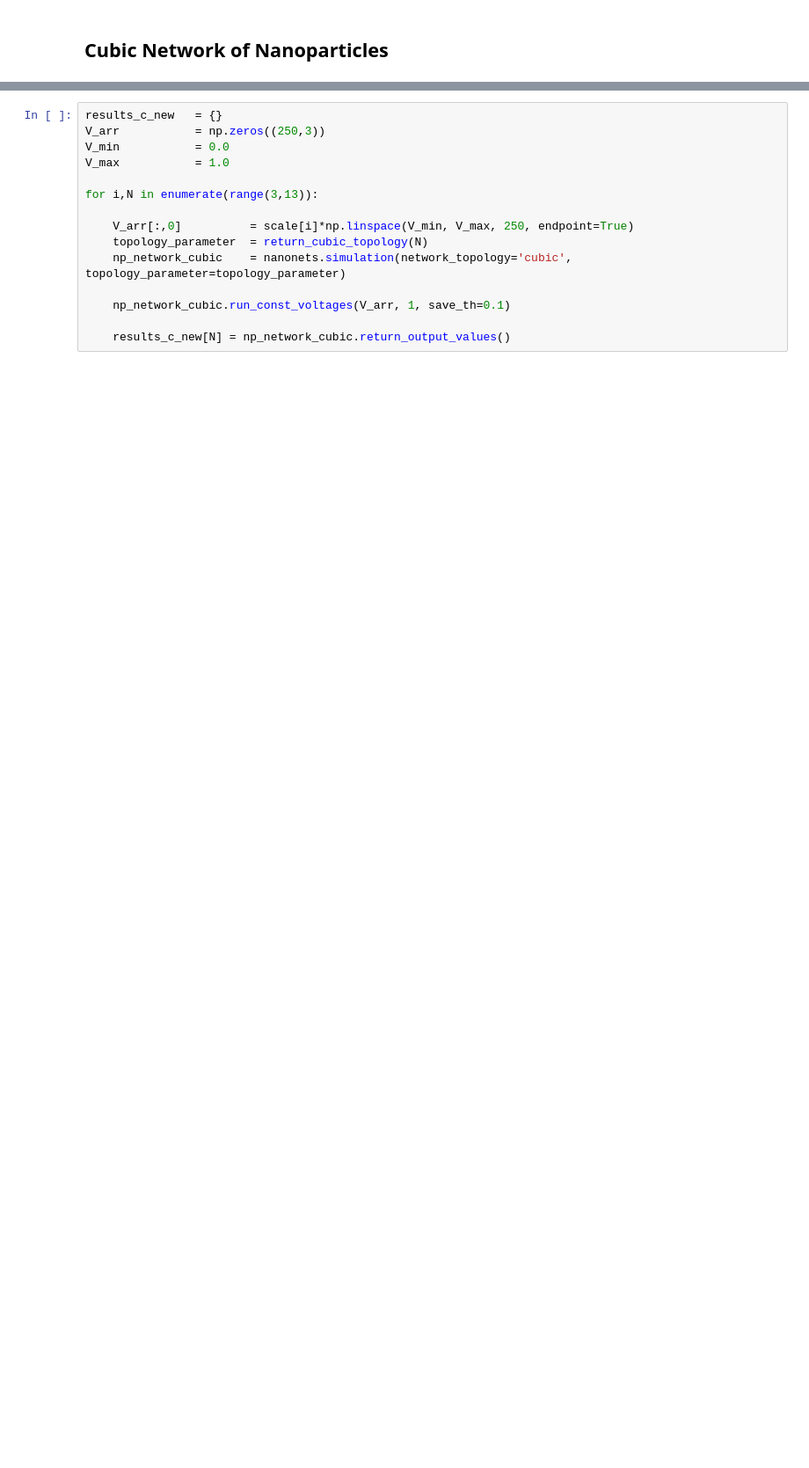
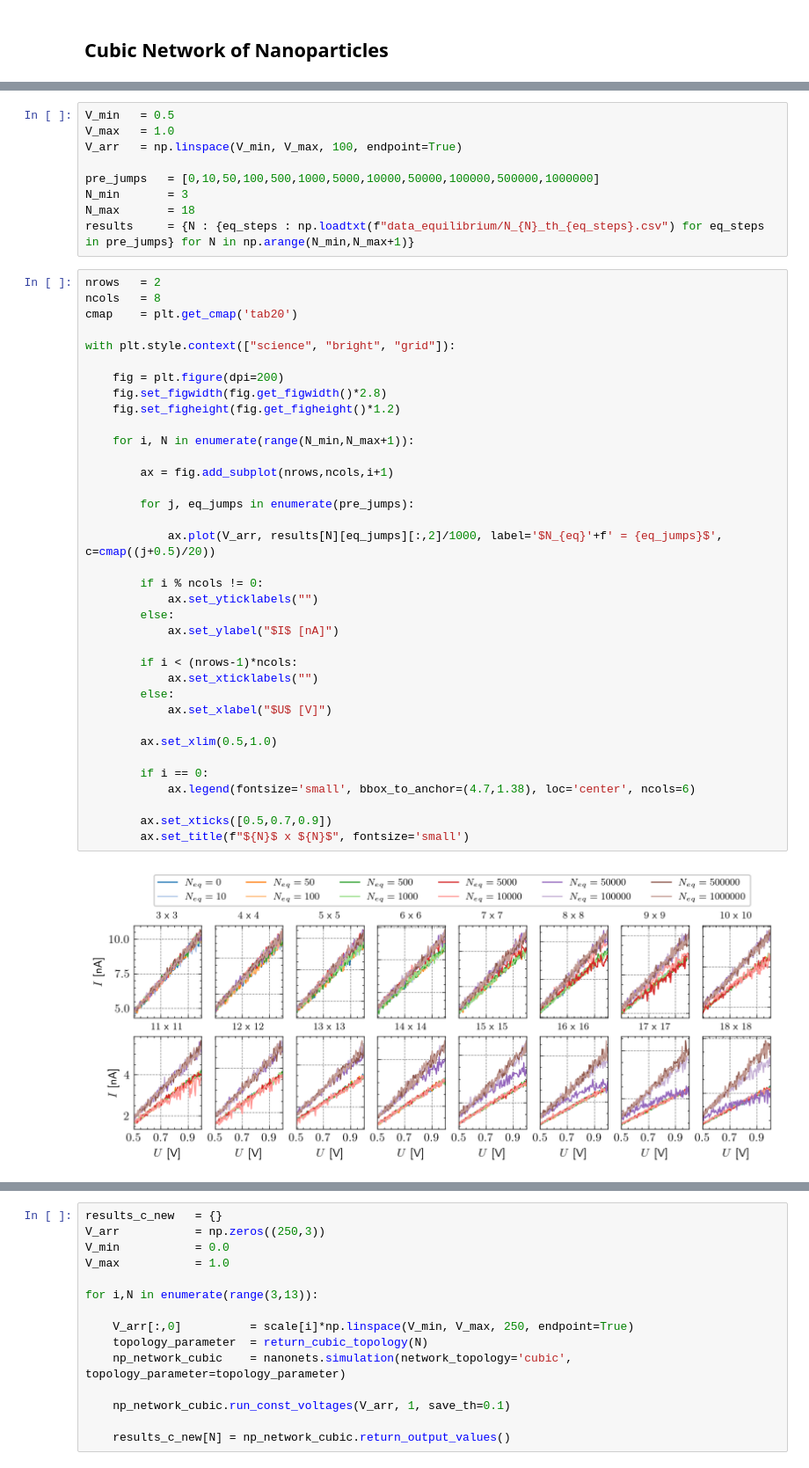
Before and after one commit to JonasMnsing/NanoNets, a Jupyter notebook: scripts/1_funding_period/current_magnitude/current_magnitude.ipynb, the cells around one changed output, grey strips where cells are left out. Shown at 88% size. Cells and saved outputs as stored; diff of their text form; blank space fills up the shorter version.

```diff
--- a/scripts/1_funding_period/current_magnitude/current_magnitude.ipynb
+++ b/scripts/1_funding_period/current_magnitude/current_magnitude.ipynb
@@ -117,0 +166,47 @@ array([0.70231106, 0.78983417, 0.84287154, 0.88672638, 1.        ,
+# %%
+V_min   = 0.5
+V_max   = 1.0
+V_arr   = np.linspace(V_min, V_max, 100, endpoint=True)
+
+pre_jumps   = [0,10,50,100,500,1000,5000,10000,50000,100000,500000,1000000]
+N_min       = 3
+N_max       = 18
+results     = {N : {eq_steps : np.loadtxt(f"data_equilibrium/N_{N}_th_{eq_steps}.csv") for eq_steps in pre_jumps} for N in np.arange(N_min,N_max+1)}
+# %%
+nrows   = 2
+ncols   = 8
+cmap    = plt.get_cmap('tab20')
+
+with plt.style.context(["science", "bright", "grid"]):
+
+    fig = plt.figure(dpi=200)
+    fig.set_figwidth(fig.get_figwidth()*2.8)
+    fig.set_figheight(fig.get_figheight()*1.2)
+
+    for i, N in enumerate(range(N_min,N_max+1)):
+
+        ax = fig.add_subplot(nrows,ncols,i+1)
+
+        for j, eq_jumps in enumerate(pre_jumps):
+
+            ax.plot(V_arr, results[N][eq_jumps][:,2]/1000, label='$N_{eq}'+f' = {eq_jumps}$', c=cmap((j+0.5)/20))
+
+        if i % ncols != 0:
+            ax.set_yticklabels("")
+        else:
+            ax.set_ylabel("$I$ [nA]")
+
+        if i < (nrows-1)*ncols:
+            ax.set_xticklabels("")
+        else:
+            ax.set_xlabel("$U$ [V]")
+
+        ax.set_xlim(0.5,1.0)
+
+        if i == 0:
+            ax.legend(fontsize='small', bbox_to_anchor=(4.7,1.38), loc='center', ncols=6)
+
+        ax.set_xticks([0.5,0.7,0.9])
+        ax.set_title(f"${N}$ x ${N}$", fontsize='small')
+# %% [output]
+[figure, added]
```
Also changed, not shown: parts of 18 cells of this notebook, 12 other files.
